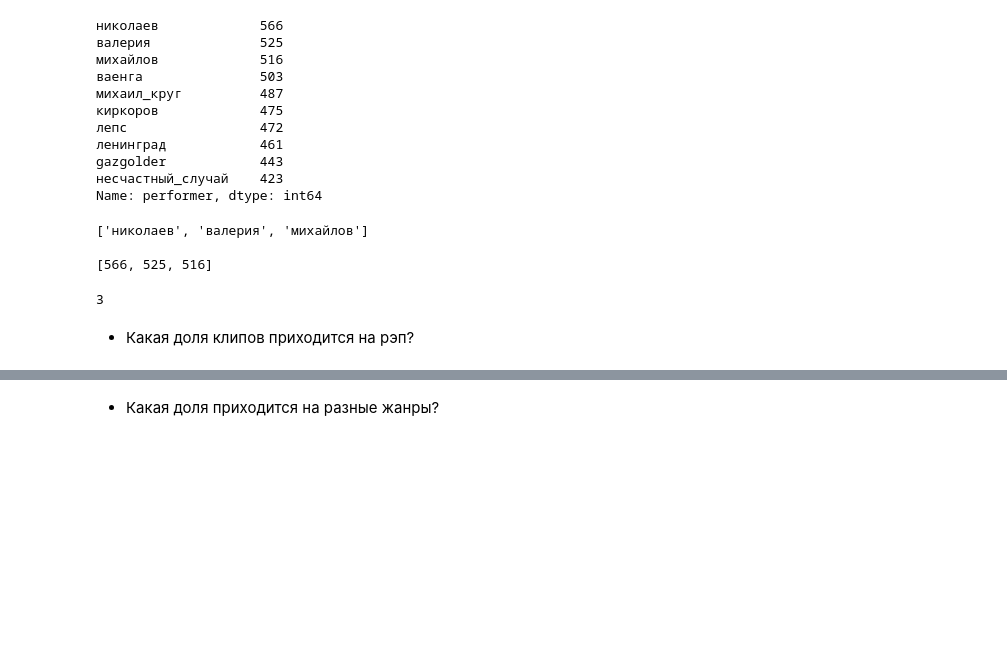
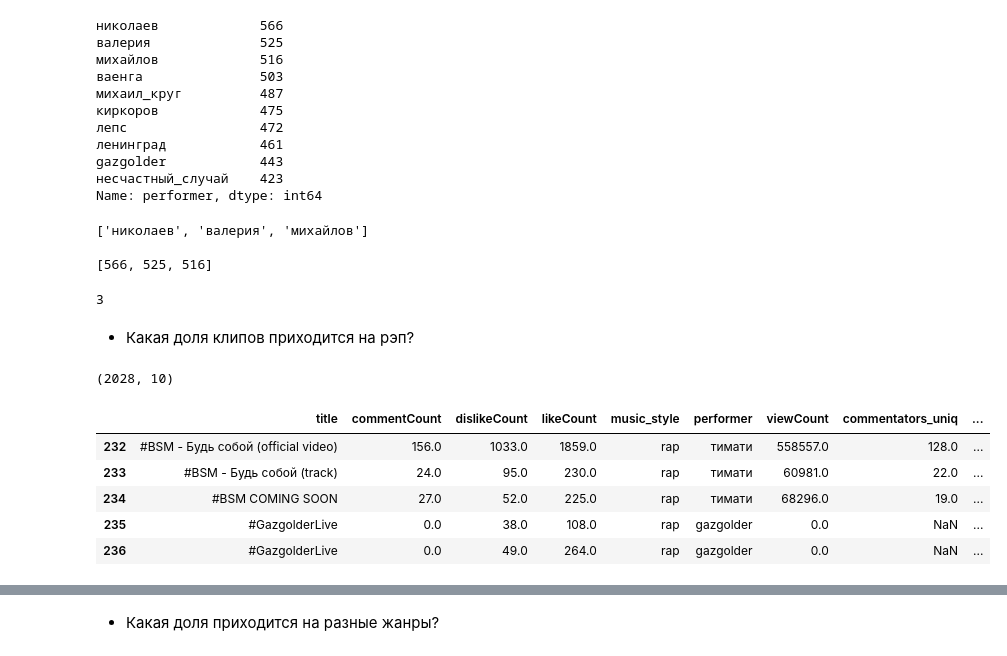
Before and after one commit to freefly-girl/test-for-vscode, a Jupyter notebook: week1/10_python_tasks.ipynb, the cells around one changed output, grey strips where cells are left out. Drawn from its saved outputs; the diff is of its cells as text; code cells hidden in the pictures; blank space fills up the shorter version.

```diff
--- a/week1/10_python_tasks.ipynb
+++ b/week1/10_python_tasks.ipynb
@@ -106,4 +111,17 @@ len(x)
 3
 # %% [markdown]
 - Какая доля клипов приходится на рэп?
+# %%
+df[(df.music_style == 'rap')].shape
+# %% [output]
+(2028, 10)
+# %%
+df[df.music_style == 'rap'][:5]
+# %% [output]
+|  | title | commentCount | dislikeCount | likeCount | music_style | performer | viewCount | commentators_uniq | ... |
+| 232 | #BSM - Будь собой (official video) | 156.0 | 1033.0 | 1859.0 | rap | тимати | 558557.0 | 128.0 | ... |
+| 233 | #BSM - Будь собой (track) | 24.0 | 95.0 | 230.0 | rap | тимати | 60981.0 | 22.0 | ... |
+| 234 | #BSM COMING SOON | 27.0 | 52.0 | 225.0 | rap | тимати | 68296.0 | 19.0 | ... |
+| 235 | #GazgolderLive | 0.0 | 38.0 | 108.0 | rap | gazgolder | 0.0 | NaN | ... |
+| 236 | #GazgolderLive | 0.0 | 49.0 | 264.0 | rap | gazgolder | 0.0 | NaN | ... |
 # %%
```
Also changed, not shown: parts of 12 cells of this notebook, 3 other files.
